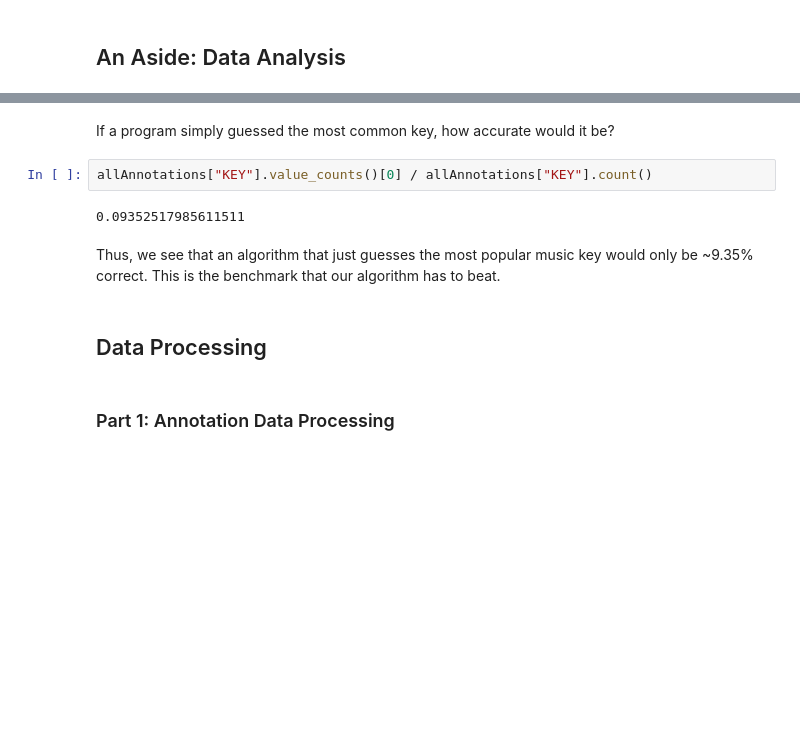
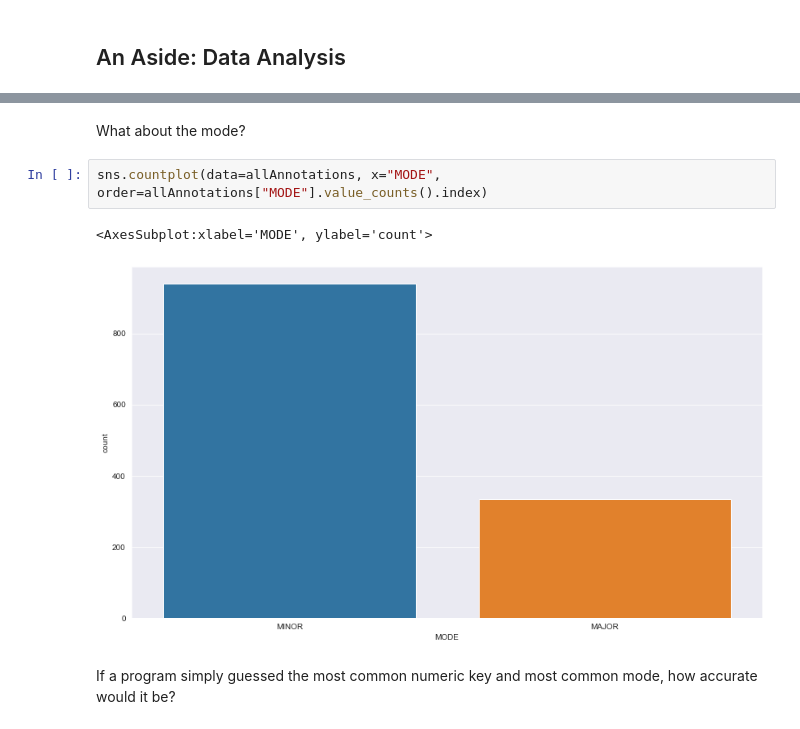
Before and after one commit to AudiTranscribe/Music-Key-Estimation, a Jupyter notebook: Music Key Estimation.ipynb, the cells around one changed output, grey strips where cells are left out. Drawn from its saved outputs; the diff is of its cells as text; blank space fills up the shorter version.

```diff
--- a/Music Key Estimation.ipynb
+++ b/Music Key Estimation.ipynb
@@ -218,12 +335,9 @@ plt.xticks(rotation=90)
+# %% [markdown]
+What about the mode?
+# %%
+sns.countplot(data=allAnnotations, x="MODE", order=allAnnotations["MODE"].value_counts().index)
+# %% [output]
+<AxesSubplot:xlabel='MODE', ylabel='count'>
+[figure, added]
 # %% [markdown]
-If a program simply guessed the most common key, how accurate would it be?
+If a program simply guessed the most common numeric key and most common mode, how accurate would it be?
-# %%
-allAnnotations["KEY"].value_counts()[0] / allAnnotations["KEY"].count()
-# %% [output]
-0.09352517985611511
-# %% [markdown]
-Thus, we see that an algorithm that just guesses the most popular music key would only be ~9.35% correct. This is the benchmark that our algorithm has to beat.
-# %% [markdown]
-## Data Processing
-# %% [markdown]
-### Part 1: Annotation Data Processing
```
Also changed, not shown: parts of 32 cells of this notebook.
